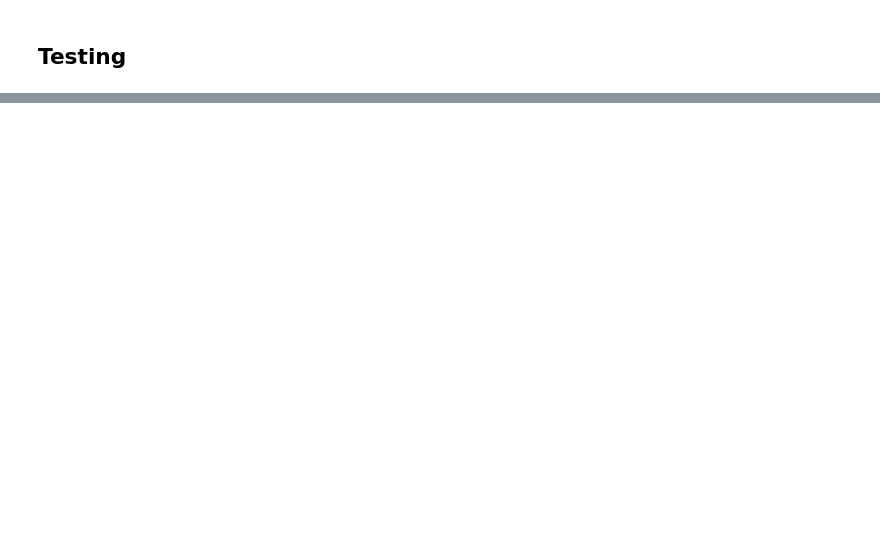
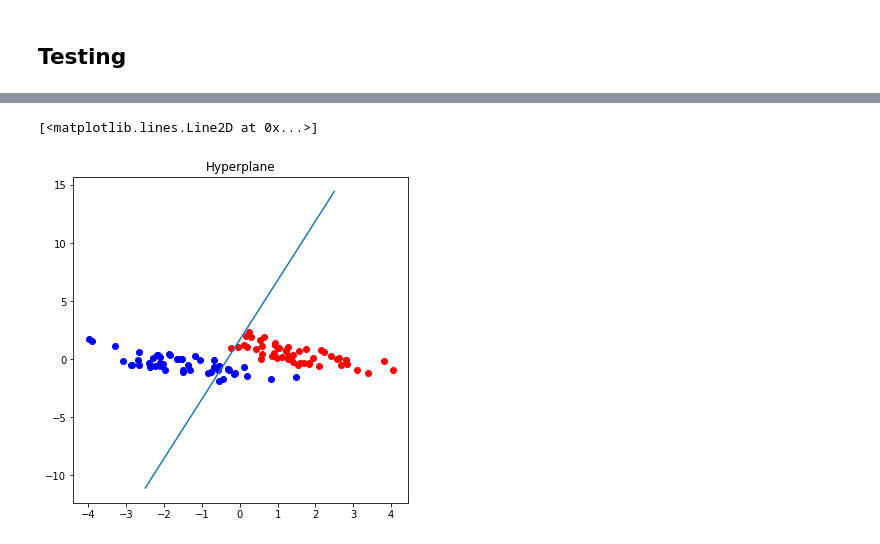
Before and after one commit to SaiKiru/cc19-notebooks, a Jupyter notebook: SVM/SVM.ipynb, the cells around one changed output, grey strips where cells are left out. Drawn from its saved outputs; the diff is of its cells as text; code cells hidden in the pictures; blank space fills up the shorter version.

```diff
--- a/SVM/SVM.ipynb
+++ b/SVM/SVM.ipynb
@@ -49,2 +118,11 @@ df.head(5)
 # %% [markdown]
 ## Training
+# %%
+from sklearn.model_selection import train_test_split
+
+x_train, x_test, y_train, y_test = train_test_split(x, y, test_size=0.2)
+# %%
+from sklearn.svm import SVC
+
+svc = SVC(kernel='linear')
+svc.fit(x_train, y_train)
@@ -52,0 +181,23 @@ df.head(5)
+# %%
+plt.figure(figsize=(6, 6))
+plt.title('Hyperplane')
+
+for i in range(100):
+    row = final_df.iloc[i]
+    x_plt = row['principal component 1']
+    y_plt = row['principal component 2']
+    color = 'r' if row['class'] == 'versicolor' else 'b'
+
+    plt.scatter(x_plt, y_plt, c=color)
+
+# Create the hyperplane
+w = svc.coef_[0]
+a = -w[0] / w[1]
+xx = np.linspace(-2.5, 2.5)
+yy = a * xx - (svc.intercept_[0]) / w[1]
+
+# Plot the hyperplane
+plt.plot(xx, yy)
+# %% [output]
+[<matplotlib.lines.Line2D at 0x...>]
+[figure, added]
```
Also changed, not shown: parts of 20 cells of this notebook.
